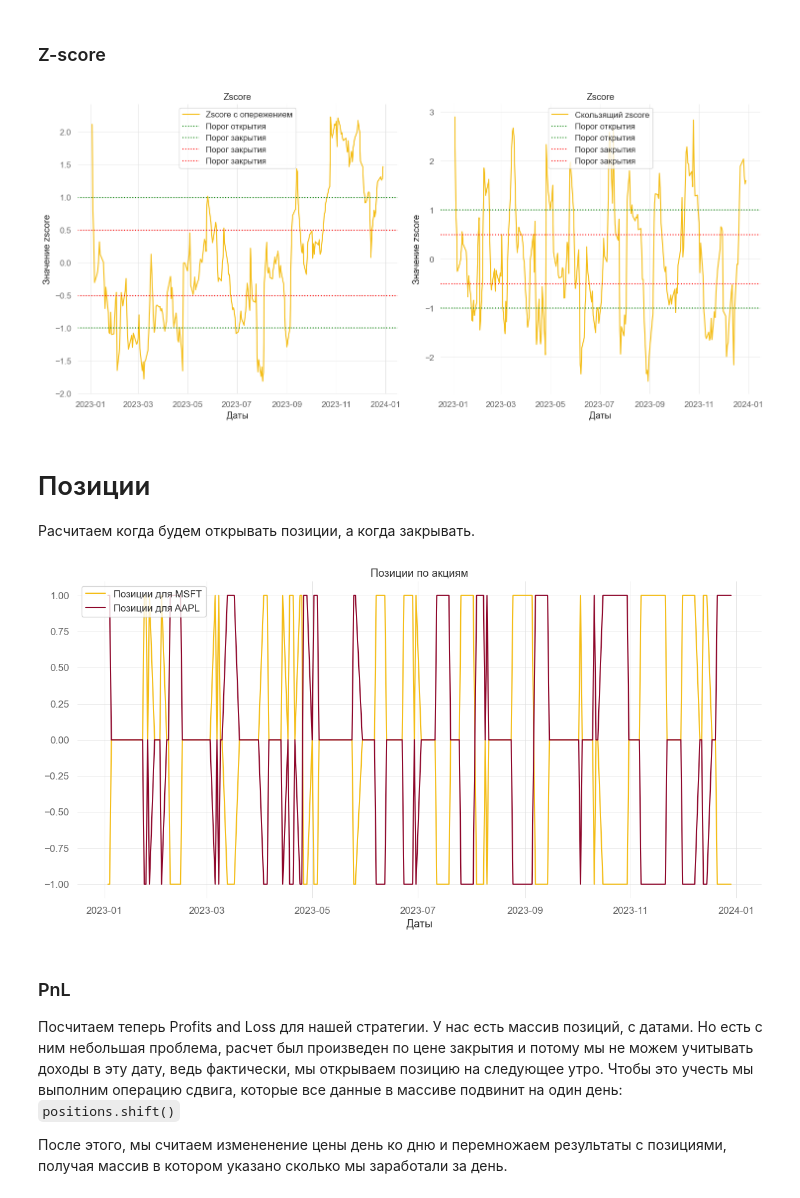
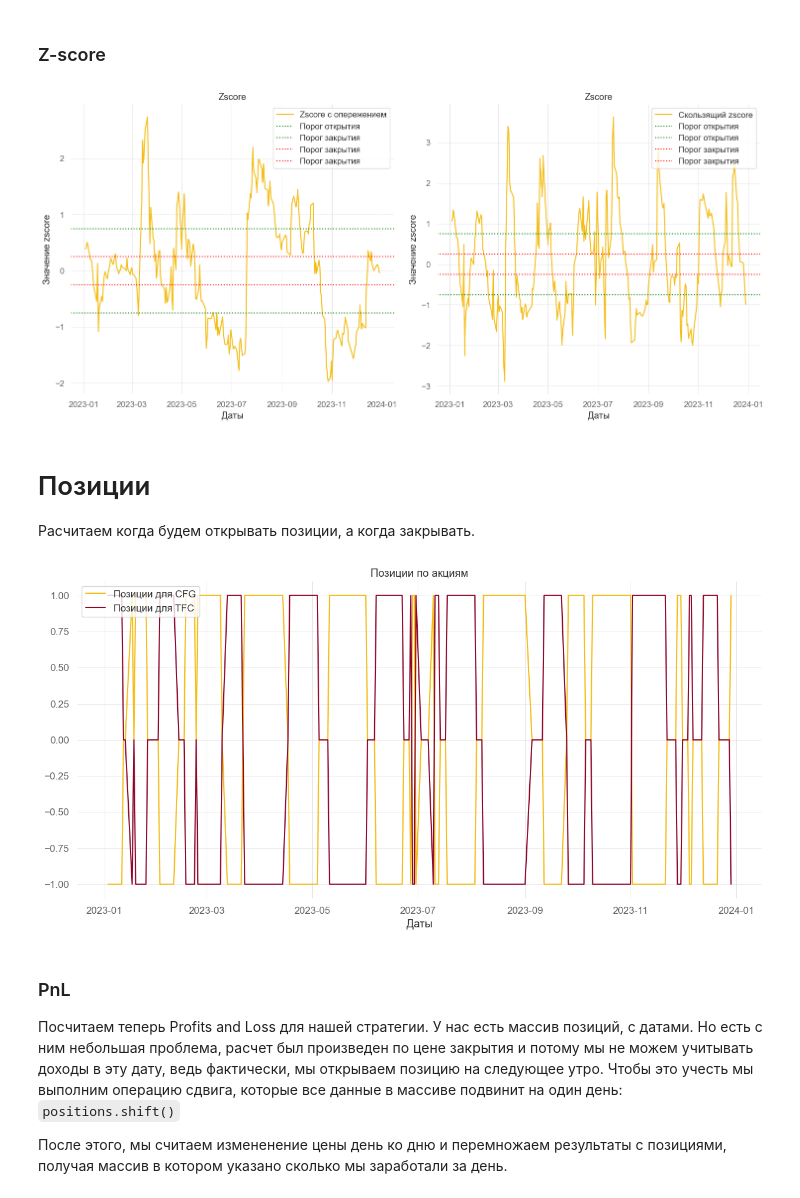
Before and after one commit to Driim/quant, a Jupyter notebook: src/quant/mean_reverting/stock_pair/bollinger_bands_log.ipynb, the cells around one changed output. Drawn from its saved outputs; the diff is of its cells as text; code cells hidden in the pictures.

```diff
--- a/src/quant/mean_reverting/stock_pair/bollinger_bands_log.ipynb
+++ b/src/quant/mean_reverting/stock_pair/bollinger_bands_log.ipynb
@@ -6,14 +6,14 @@ import matplotlib.pyplot as plt
 import quantstats as qs
 
 from quant.utils.cointegraion import do_adf_regression, do_aeg_regression
-from quant.mean_reverting.stock_pair.zscore_positions import calculate_positions
+from quant.mean_reverting.stock_pair.positions import calculate_positions_from_zscore
 
 # Константы
-ticker1 = 'MSFT'
-ticker2 = 'AAPL'
+ticker1 = 'CFG'
+ticker2 = 'TFC'
 
-open_threshold = 1
-close_threshold = 0.5
+open_threshold = 0.75
+close_threshold = 0.25
 
 oneway_trans_cost=0.0005
 
@@ -210,33 +210,34 @@ axes[1].legend(loc=0)
 plt.tight_layout()
 plt.show()
 # %% [output]
-[figure, old version]
+[figure, new version]
 # %% [markdown]
 # Позиции
 Расчитаем когда будем открывать позиции, а когда закрывать.
 # %%
 training_set['zscore'] = training_set['rolling_zscore']
-(positions, positions_with_dates) = calculate_positions(
+
+positions_with_dates = calculate_positions_from_zscore(
     training_set,
-    ticker1,
-    ticker2,
     open_threshold,
     close_threshold
 )
+
+positions_with_dates = positions_with_dates.rename(columns={'ticker1': ticker1, 'ticker2': ticker2})
 
 plt.figure(figsize=(15, 7))
 plt.plot(positions_with_dates[ticker1], lw=1.5, label=f'Позиции для {ticker1}',color="#F4BD16")
 plt.plot(positions_with_dates[ticker2], lw=1.5, label=f'Позиции для {ticker2}',color="#8E062A")
 plt.grid(True)
 plt.legend(loc=0)
 
 # This helps us tighten the figure margins
 plt.axis('tight')
 plt.xlabel('Даты')
 plt.title('Позиции по акциям')
 plt.show()
 # %% [output]
-[figure, old version]
+[figure, new version]
 # %% [markdown]
 ### PnL
 Посчитаем теперь Profits and Loss для нашей стратегии. У нас есть массив позиций, с датами. Но есть с ним небольшая проблема, расчет был произведен по цене закрытия и потому мы не можем учитывать доходы в эту дату, ведь фактически, мы открываем позицию на следующее утро. Чтобы это учесть мы выполним операцию сдвига, которые все данные в массиве подвинит на один день: `positions.shift()`
```
Also changed, not shown: parts of 7 cells of this notebook, 7 other files.
